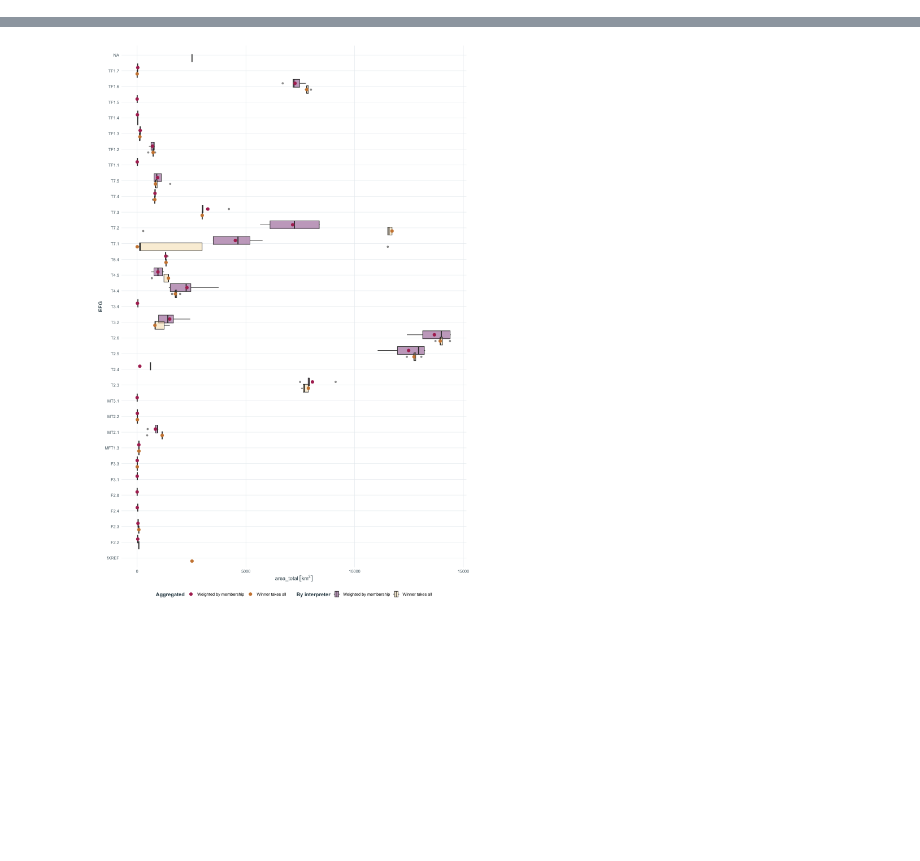
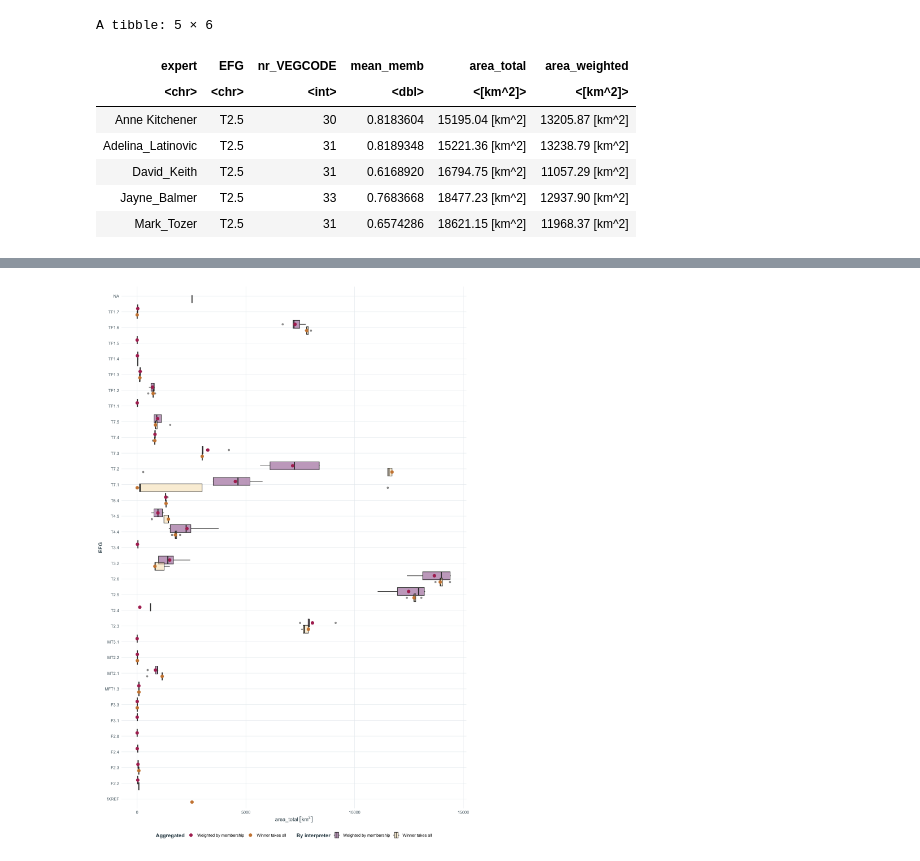
Before and after one commit to Ecosystem-Indicators-Workflows/TASVEG-XREF, a Jupyter notebook: synthesis/area-summaries.ipynb, the cells around one changed output, grey strips where cells are left out. Saved outputs shown, nothing was run; the diff lists cells and outputs as text; code cells hidden in the pictures; blank space fills up the shorter version.

```diff
--- a/synthesis/area-summaries.ipynb
+++ b/synthesis/area-summaries.ipynb
@@ -126,4 +58,16 @@ EFG_memb_exp_areas <- TASVEG_areas |>
     filter(!is.na(area_total))
+# %%
+EFG_memb_exp_areas |>
+  filter(EFG == "T2.5")
+# %% [output]
+A tibble: 5 × 6
+| expert | EFG | nr_VEGCODE | mean_memb | area_total | area_weighted |
+| <chr> | <chr> | <int> | <dbl> | <[km^2]> | <[km^2]> |
+| Anne Kitchener | T2.5 | 30 | 0.8183604 | 15195.04 [km^2] | 13205.87 [km^2] |
+| Adelina_Latinovic | T2.5 | 31 | 0.8189348 | 15221.36 [km^2] | 13238.79 [km^2] |
+| David_Keith | T2.5 | 31 | 0.6168920 | 16794.75 [km^2] | 11057.29 [km^2] |
+| Jayne_Balmer | T2.5 | 33 | 0.7683668 | 18477.23 [km^2] | 12937.90 [km^2] |
+| Mark_Tozer | T2.5 | 31 | 0.6574286 | 18621.15 [km^2] | 11968.37 [km^2] |
 # %%
 EFG_mode_exp_areas <- TASVEG_areas |>
     left_join(TASVEG_max_by_expert, by = "VEGCODE", relationship = "many-to-many") |>
```
Also changed, not shown: parts of 31 cells of this notebook, 4 other files.
